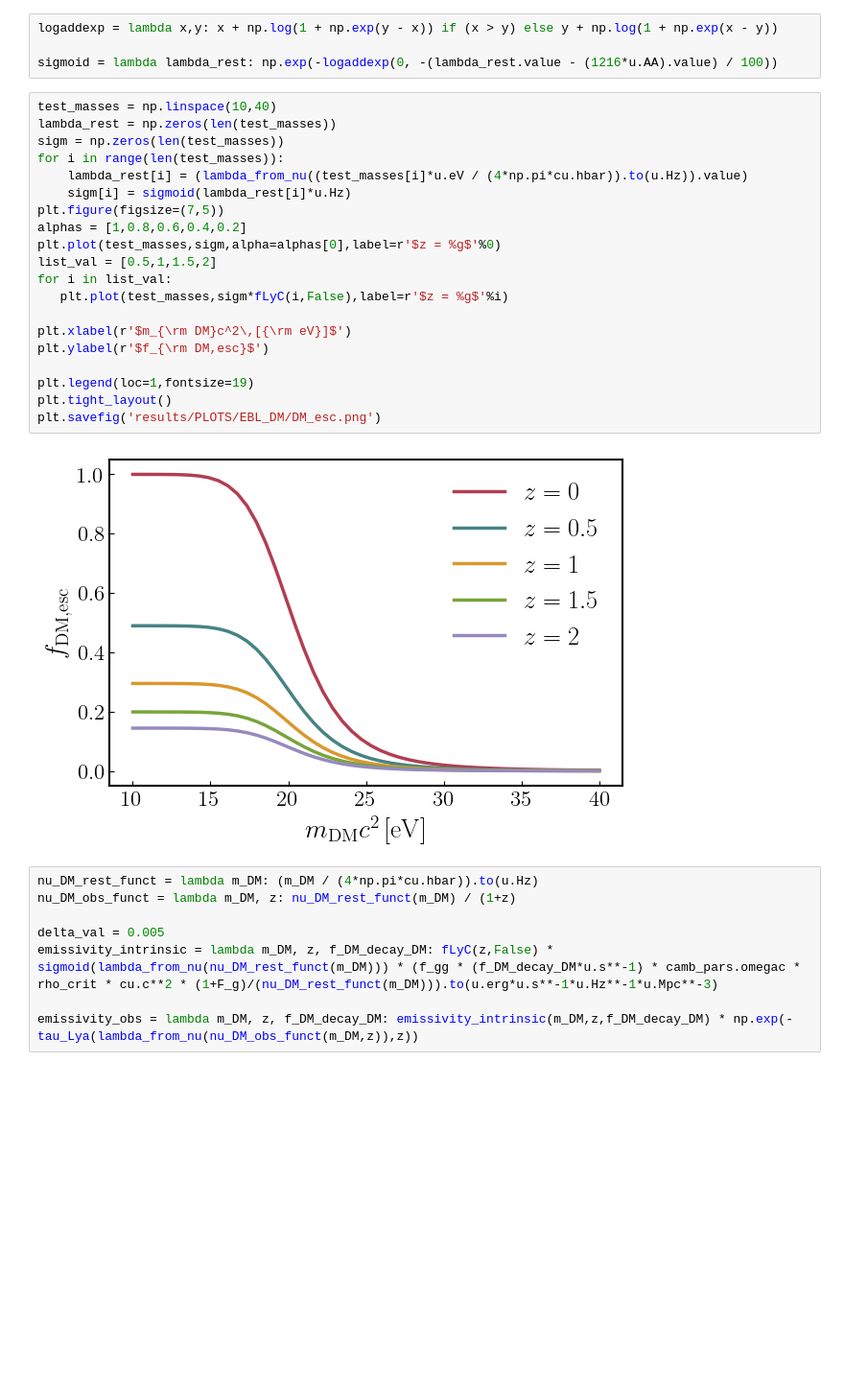
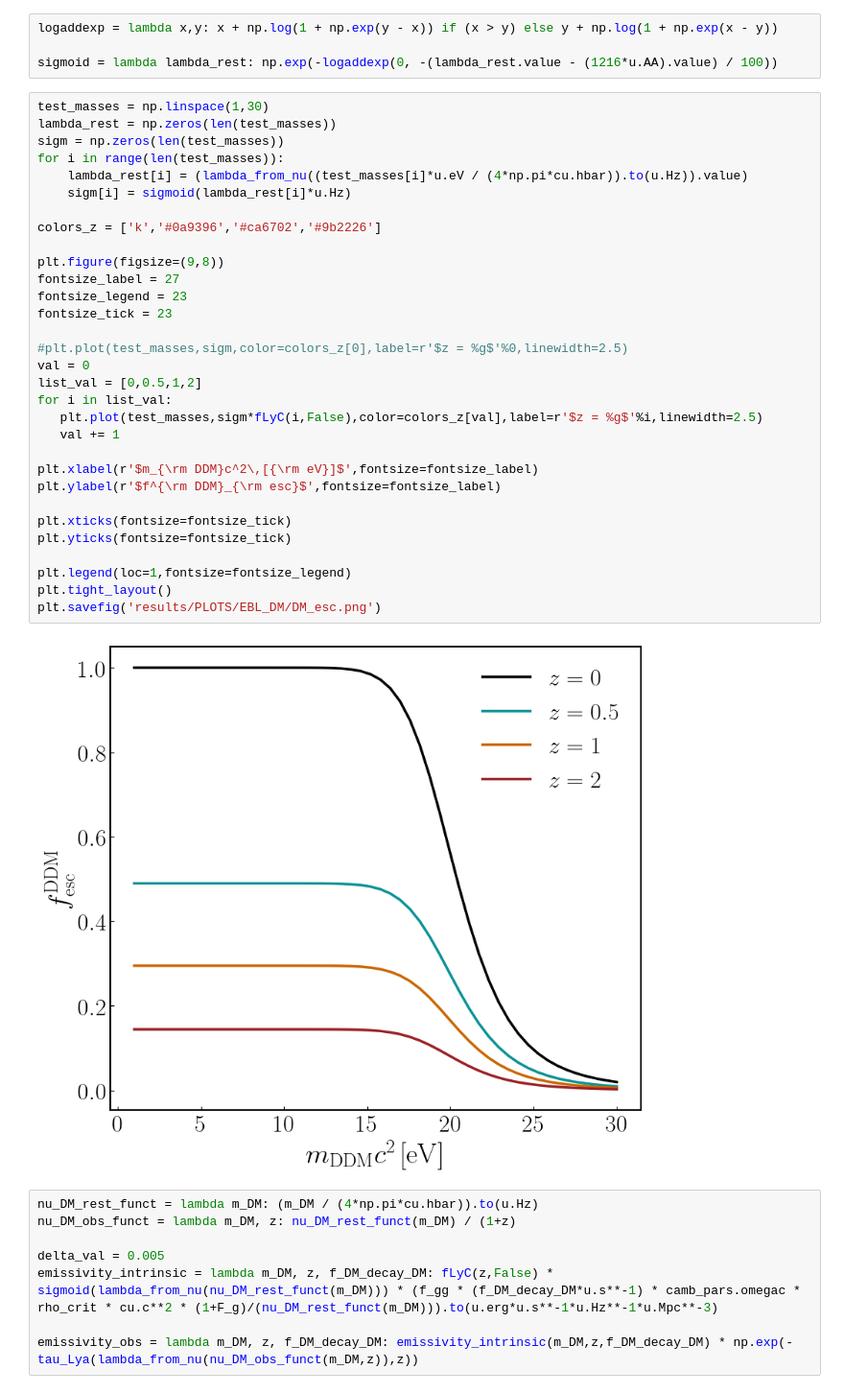
Before and after one commit to slibanore/lim_b7, a Jupyter notebook: EBL_DM.ipynb, the cells around one changed output. Shown at 96% size. Cells and saved outputs as stored; diff of their text form; blank space fills up the shorter version.

```diff
--- a/EBL_DM.ipynb
+++ b/EBL_DM.ipynb
@@ -70,27 +66,38 @@ logaddexp = lambda x,y: x + np.log(1 + np.exp(y - x)) if (x > y) else y + np.log
 
 sigmoid = lambda lambda_rest: np.exp(-logaddexp(0, -(lambda_rest.value - (1216*u.AA).value) / 100))
 # %%
-test_masses = np.linspace(10,40)
+test_masses = np.linspace(1,30)
 lambda_rest = np.zeros(len(test_masses))
 sigm = np.zeros(len(test_masses))
 for i in range(len(test_masses)):
     lambda_rest[i] = (lambda_from_nu((test_masses[i]*u.eV / (4*np.pi*cu.hbar)).to(u.Hz)).value)
     sigm[i] = sigmoid(lambda_rest[i]*u.Hz)
-plt.figure(figsize=(7,5))
-alphas = [1,0.8,0.6,0.4,0.2]
-plt.plot(test_masses,sigm,alpha=alphas[0],label=r'$z = %g$'%0)
-list_val = [0.5,1,1.5,2]
+
+colors_z = ['k','#0a9396','#ca6702','#9b2226']
+
+plt.figure(figsize=(9,8))
+fontsize_label = 27
+fontsize_legend = 23
+fontsize_tick = 23
+
+#plt.plot(test_masses,sigm,color=colors_z[0],label=r'$z = %g$'%0,linewidth=2.5)
+val = 0
+list_val = [0,0.5,1,2]
 for i in list_val:
-   plt.plot(test_masses,sigm*fLyC(i,False),label=r'$z = %g$'%i)
+   plt.plot(test_masses,sigm*fLyC(i,False),color=colors_z[val],label=r'$z = %g$'%i,linewidth=2.5)
+   val += 1
 
-plt.xlabel(r'$m_{\rm DM}c^2\,[{\rm eV}]$')
-plt.ylabel(r'$f_{\rm DM,esc}$')
+plt.xlabel(r'$m_{\rm DDM}c^2\,[{\rm eV}]$',fontsize=fontsize_label)
+plt.ylabel(r'$f^{\rm DDM}_{\rm esc}$',fontsize=fontsize_label)
 
-plt.legend(loc=1,fontsize=19)
+plt.xticks(fontsize=fontsize_tick)
+plt.yticks(fontsize=fontsize_tick)
+
+plt.legend(loc=1,fontsize=fontsize_legend)
 plt.tight_layout()
 plt.savefig('results/PLOTS/EBL_DM/DM_esc.png')
 # %% [output]
-[figure, old version]
+[figure, new version]
 # %%
 nu_DM_rest_funct = lambda m_DM: (m_DM / (4*np.pi*cu.hbar)).to(u.Hz)
 nu_DM_obs_funct = lambda m_DM, z: nu_DM_rest_funct(m_DM) / (1+z)
```
Also changed, not shown: parts of 3 cells of this notebook, 22 other files.
